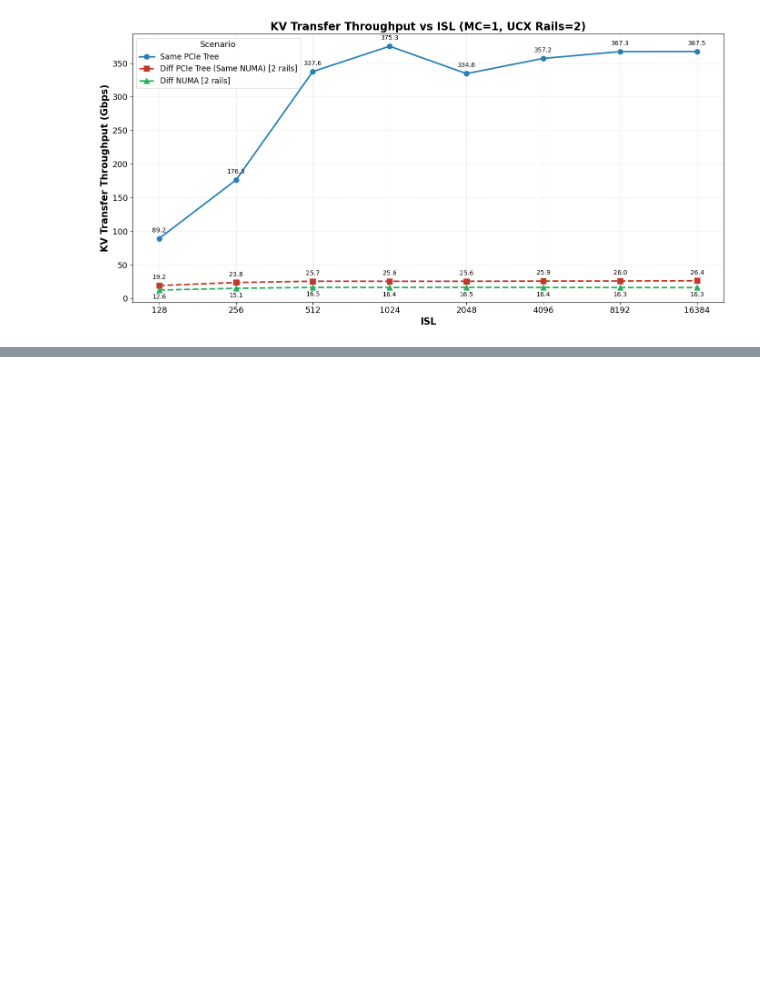
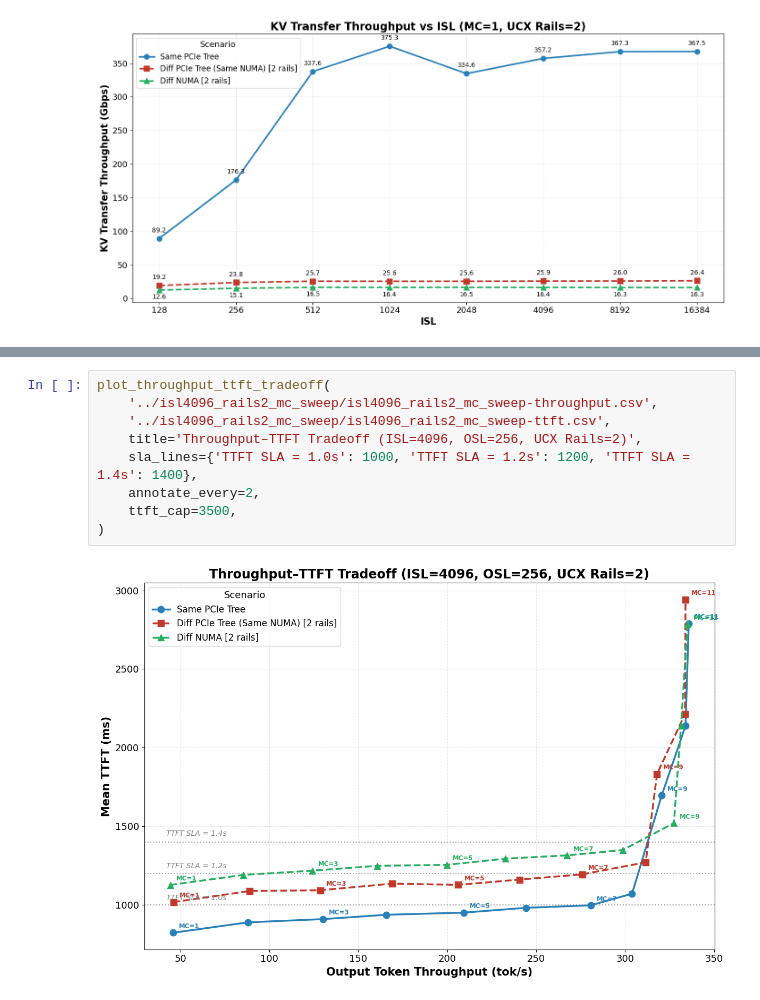
Before and after one commit to tlrmchlsmth/j-llm-d, a Jupyter notebook: glm-disagg-pcie/results/processed_data/plots/plots.ipynb, the cells around one changed output, grey strips where cells are left out. Drawn from its saved outputs; the diff is of its cells as text; blank space fills up the shorter version.

```diff
--- a/glm-disagg-pcie/results/processed_data/plots/plots.ipynb
+++ b/glm-disagg-pcie/results/processed_data/plots/plots.ipynb
@@ -279,0 +405,11 @@ plot_rdma_throughput(
+# %%
+plot_throughput_ttft_tradeoff(
+    '../isl4096_rails2_mc_sweep/isl4096_rails2_mc_sweep-throughput.csv',
+    '../isl4096_rails2_mc_sweep/isl4096_rails2_mc_sweep-ttft.csv',
+    title='Throughput–TTFT Tradeoff (ISL=4096, OSL=256, UCX Rails=2)',
+    sla_lines={'TTFT SLA = 1.0s': 1000, 'TTFT SLA = 1.2s': 1200, 'TTFT SLA = 1.4s': 1400},
+    annotate_every=2,
+    ttft_cap=3500,
+)
+# %% [output]
+[figure, added]
```
Also changed, not shown: parts of 6 cells of this notebook, 37 other files.
